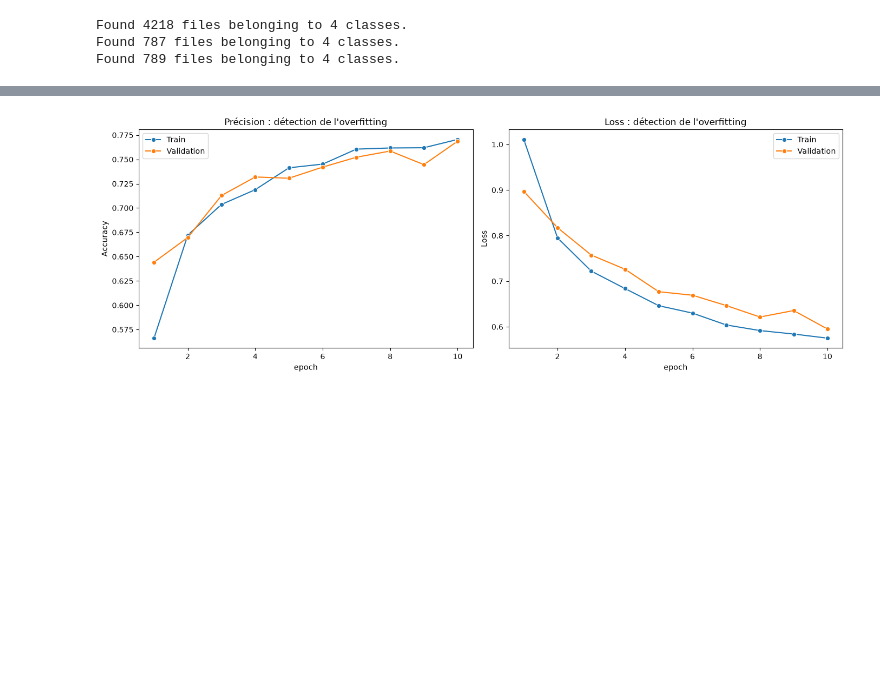
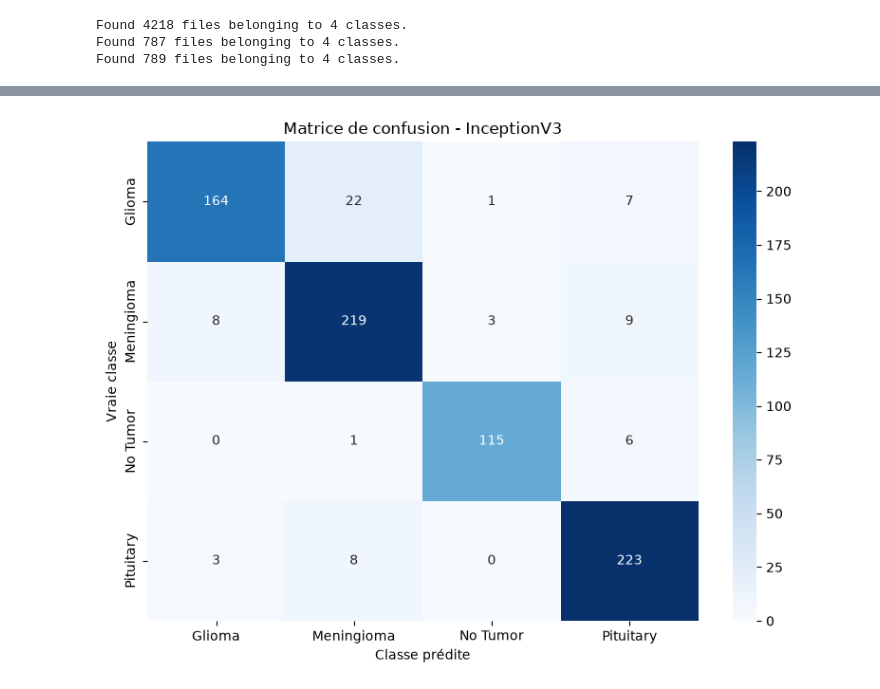
Before and after one commit to Yassinenmila/healt_blueprint, a Jupyter notebook: src/v3.ipynb, the cells around one changed output, grey strips where cells are left out. Drawn from its saved outputs; the diff is of its cells as text; code cells hidden in the pictures; blank space fills up the shorter version.

```diff
--- a/src/v3.ipynb
+++ b/src/v3.ipynb
@@ -100,10 +100,24 @@ Total params: 21810980 (83.20 MB)
 Trainable params: 8196 (32.02 KB)
 Non-trainable params: 21802784 (83.17 MB)
 _________________________________________________________________
+# %%
+callbacks = [
+    keras.callbacks.ModelCheckpoint(
+        "best_inceptionv3.keras",
+        monitor="val_loss",
+        save_best_only=True
+    ),
+    keras.callbacks.EarlyStopping(
+        monitor="val_loss",
+        patience=3,
+        restore_best_weights=True
+    )
+]
 # %%
 history = model.fit(
     train,
     validation_data=val,
-    epochs=10
+    epochs=15,
+    callbacks=callbacks
 )
 # %% [output]
@@ -134,33 +141,46 @@ Epoch 10/10
 # %%
+import numpy as np
+import matplotlib.pyplot as plt
+import seaborn as sns
 
-import pandas as pd
-import seaborn as sns
-import matplotlib.pyplot as plt
+from sklearn.metrics import classification_report, confusion_matrix
 
-df = pd.DataFrame(history.history)
+# Les vraies classes
+y_true = np.concatenate([
+    labels.numpy() for images, labels in test
+])
 
-df["epoch"] = range(1, len(df) + 1)
+# Les prédictions du modèle
+y_prob = model.predict(test)
+y_pred = np.argmax(y_prob, axis=1)
 
-fig, axes = plt.subplots(1, 2, figsize=(14, 5))
+# Les noms des classes
+class_names = test.class_names
 
-sns.lineplot(data=df, x="epoch", y="accuracy",
-             marker="o", label="Train", ax=axes[0])
+# Rapport détaillé
+print(classification_report(
+    y_true,
+    y_pred,
+    target_names=class_names,
+    digits=4
+))
 
-sns.lineplot(data=df, x="epoch", y="val_accuracy",
-             marker="o", label="Validation", ax=axes[0])
+# Matrice de confusion
+cm = confusion_matrix(y_true, y_pred)
 
-axes[0].set_title("Précision : détection de l'overfitting")
-axes[0].set_ylabel("Accuracy")
+plt.figure(figsize=(8, 6))
+sns.heatmap(
+    cm,
+    annot=True,
+    fmt="d",
+    cmap="Blues",
+    xticklabels=class_names,
+    yticklabels=class_names
+)
 
-sns.lineplot(data=df, x="epoch", y="loss",
-             marker="o", label="Train", ax=axes[1])
-
-sns.lineplot(data=df, x="epoch", y="val_loss",
-             marker="o", label="Validation", ax=axes[1])
-
-axes[1].set_title("Loss : détection de l'overfitting")
-axes[1].set_ylabel("Loss")
-
+plt.xlabel("Classe prédite")
+plt.ylabel("Vraie classe")
+plt.title("Matrice de confusion - InceptionV3")
 plt.tight_layout()
 plt.show()
 # %% [output]
@@ -167 +198 @@ plt.show()
-[figure, old version]
+[figure, new version]
```
Also changed, not shown: parts of 7 cells of this notebook, 2 other files.
